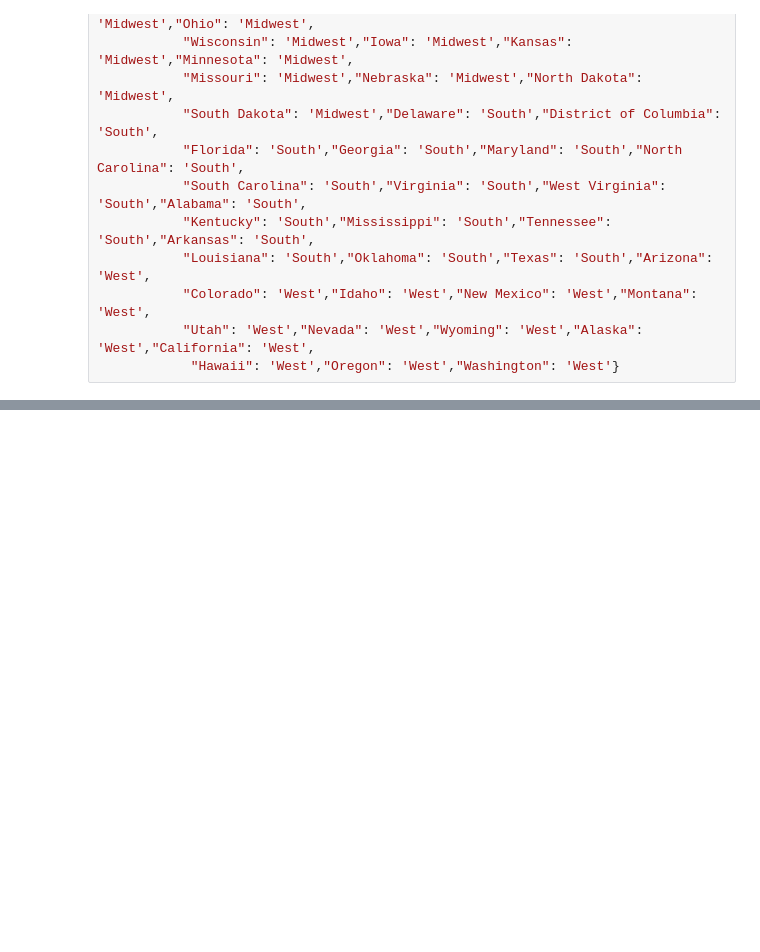
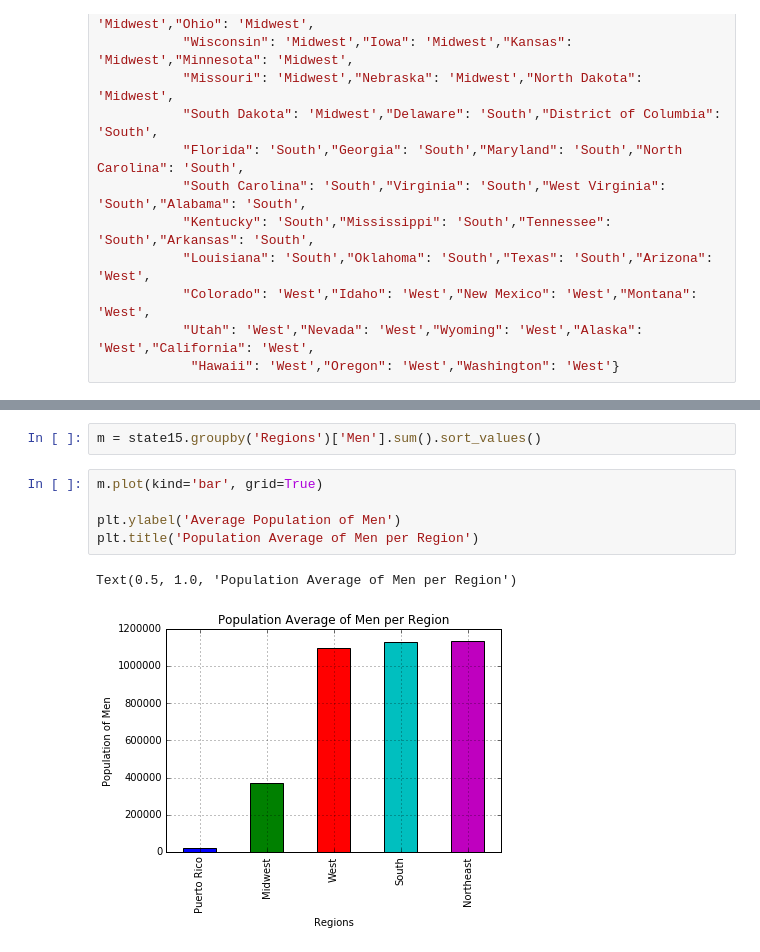
Before and after one commit to kmcmcurtis7/DS-Fundamentals, a Jupyter notebook: prep capstone/Capstone Analytic Report and Research Proposal Unit 4.2.2.ipynb, the cells around one changed output, grey strips where cells are left out. Saved outputs shown, nothing was run; the diff lists cells and outputs as text; blank space fills up the shorter version.

```diff
--- a/prep capstone/Capstone Analytic Report and Research Proposal Unit 4.2.2.ipynb
+++ b/prep capstone/Capstone Analytic Report and Research Proposal Unit 4.2.2.ipynb
@@ -109,0 +202,10 @@ NameError: name 'region' is not defined
+# %%
+m = state15.groupby('Regions')['Men'].sum().sort_values()
+# %%
+m.plot(kind='bar', grid=True)
+
+plt.ylabel('Average Population of Men')
+plt.title('Population Average of Men per Region')
+# %% [output]
+Text(0.5, 1.0, 'Population Average of Men per Region')
+[figure, added]
```
Also changed, not shown: parts of 24 cells of this notebook, 1 other file.
